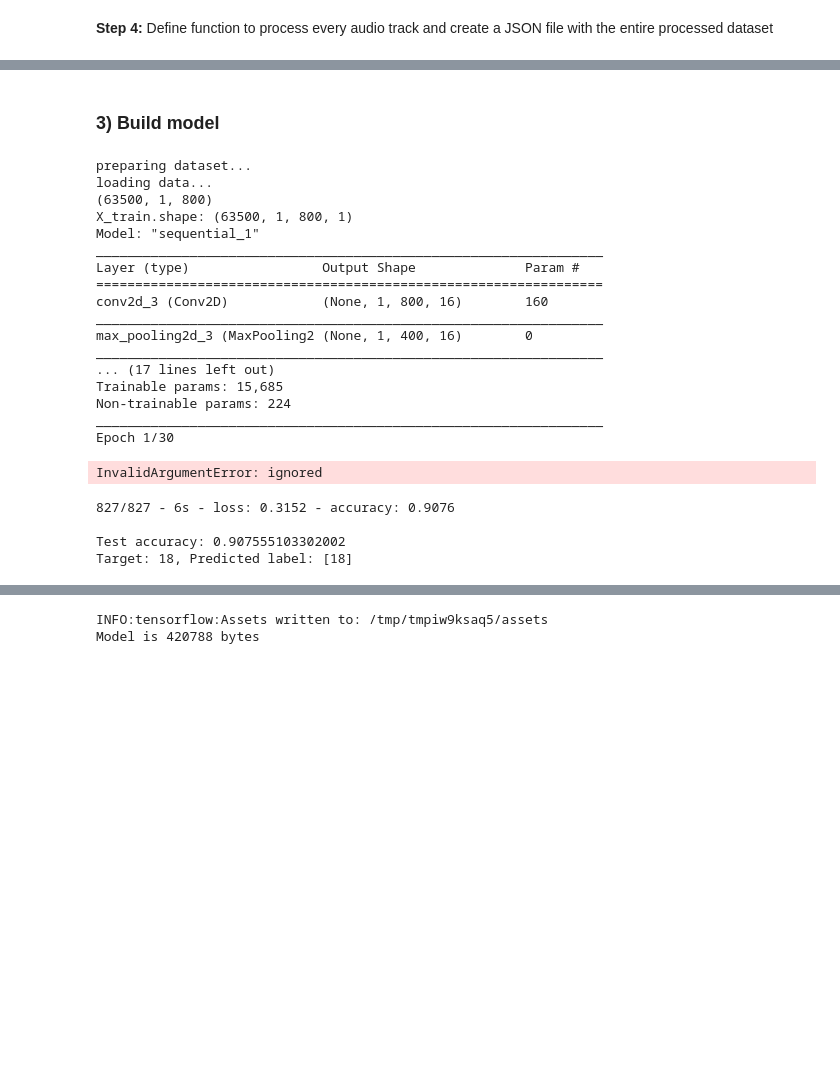
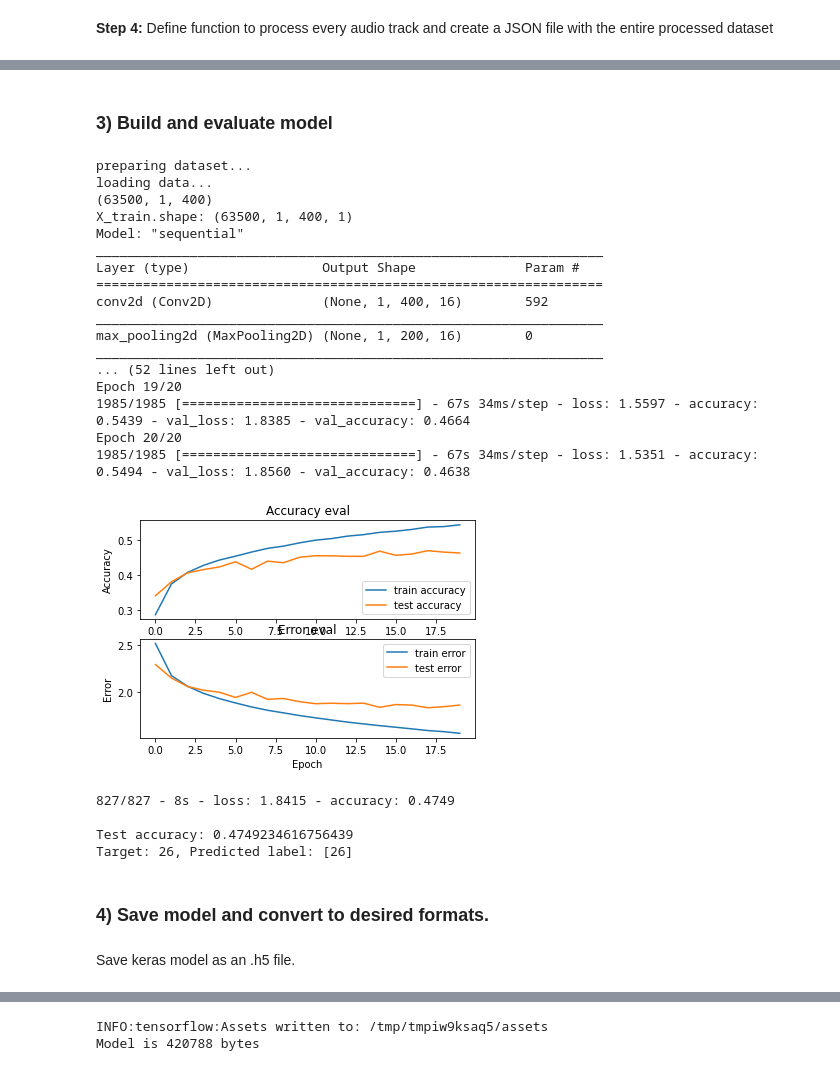
Before and after one commit to andreasfloros/Project-EMILY, a Jupyter notebook: audio_classifier_pipeline.ipynb, the cells around one changed output, grey strips where cells are left out. Drawn from its saved outputs; the diff is of its cells as text; code cells hidden in the pictures; blank space fills up the shorter version.

Commit message:
successfully trained first crap fft model

```diff
--- a/audio_classifier_pipeline.ipynb
+++ b/audio_classifier_pipeline.ipynb
@@ -212,6 +215,6 @@ Processing dog
 Processing up
 # %% [markdown]
-### 3) Build model
+### 3) Build and evaluate model
 # %%
 import json
 import numpy as np
@@ -306,7 +309,7 @@ def build_model(input_shape):
     model = keras.Sequential()
 
     # 1st conv layer
-    model.add(keras.layers.Conv2D(16, (3, 3), activation='relu', input_shape=input_shape, padding='same'))
+    model.add(keras.layers.Conv2D(16, (6, 6), activation='relu', input_shape=input_shape, padding='same'))
     model.add(keras.layers.MaxPooling2D((3, 3), strides=(2, 2), padding='same'))
     model.add(keras.layers.BatchNormalization())
 
@@ -315,14 +318,9 @@ def build_model(input_shape):
     model.add(keras.layers.MaxPooling2D((3, 3), strides=(2, 2), padding='same'))
     model.add(keras.layers.BatchNormalization())
 
-    # 3rd conv layer
-    model.add(keras.layers.Conv2D(64, (2, 2), activation='relu', padding='same'))
-    model.add(keras.layers.MaxPooling2D((2, 2), strides=(2, 2), padding='same'))
-    model.add(keras.layers.BatchNormalization())
-
-    # # flatten output and feed it into dense layer
+    # flatten output and feed it into dense layer
     # model.add(keras.layers.Flatten())
-    # model.add(keras.layers.Dense(45, activation='relu'))
+    # model.add(keras.layers.Dense(10, activation='relu'))
     # model.add(keras.layers.Dropout(0.3))
 
     # output layer
@@ -356,59 +354,63 @@ def predict(model, X, y):
 if __name__ == "__main__":
 
     # get train, validation, test splits
     X_train, X_validation, X_test, y_train, y_validation, y_test = prepare_datasets(0.25, 0.2)
 
     # create network
     print('X_train.shape: {}'.format(X_train.shape))
     input_shape = (X_train.shape[1], X_train.shape[2], 1)
     model = build_model(input_shape)
 
     # compile model
     optimiser = keras.optimizers.Adam(learning_rate=0.0001)
     model.compile(optimizer=optimiser,
                   loss='sparse_categorical_crossentropy',
                   metrics=['accuracy'])
 
     model.summary()
 
     # train model
-    history = model.fit(X_train, y_train, validation_data=(X_validation, y_validation), batch_size=32, epochs=30)
+    history = model.fit(X_train, y_train, validation_data=(X_validation, y_validation), batch_size=32, epochs=20)
 
     # plot accuracy/error for training and validation
     plot_history(history)
 # %% [output]
 preparing dataset...
 loading data...
-(63500, 1, 800)
-X_train.shape: (63500, 1, 800, 1)
-Model: "sequential_1"
+(63500, 1, 400)
+X_train.shape: (63500, 1, 400, 1)
+Model: "sequential"
 _________________________________________________________________
 Layer (type)                 Output Shape              Param #
 =================================================================
-conv2d_3 (Conv2D)            (None, 1, 800, 16)        160
+conv2d (Conv2D)              (None, 1, 400, 16)        592
 _________________________________________________________________
-max_pooling2d_3 (MaxPooling2 (None, 1, 400, 16)        0
+max_pooling2d (MaxPooling2D) (None, 1, 200, 16)        0
 _________________________________________________________________
-... (17 lines left out)
-Trainable params: 15,685
-Non-trainable params: 224
-_________________________________________________________________
-Epoch 1/30
+... (52 lines left out)
+Epoch 19/20
+1985/1985 [==============================] - 67s 34ms/step - loss: 1.5597 - accuracy: 0.5439 - val_loss: 1.8385 - val_accuracy: 0.4664
+Epoch 20/20
+1985/1985 [==============================] - 67s 34ms/step - loss: 1.5351 - accuracy: 0.5494 - val_loss: 1.8560 - val_accuracy: 0.4638
-InvalidArgumentError: ignored
+[figure, added]
+# %%
+test_loss, test_acc = model.evaluate(X_test, y_test, verbose=2)
+print('\nTest accuracy:', test_acc)
+
+# pick a sample to predict from the test set
+X_to_predict = X_test[100]
+y_to_predict = y_test[100]
+
+# predict sample
+predict(model, X_to_predict, y_to_predict)
+# %% [output]
+827/827 - 8s - loss: 1.8415 - accuracy: 0.4749
+
+Test accuracy: 0.4749234616756439
+Target: 26, Predicted label: [26]
+# %% [markdown]
+### 4) Save model and convert to desired formats.
+# %% [markdown]
+Save keras model as an .h5 file.
 # %%
 model.save("all_words_fft.h5")
-# %%
-test_loss, test_acc = model.evaluate(X_test, y_test, verbose=2)
-print('\nTest accuracy:', test_acc)
-
-# pick a sample to predict from the test set
-X_to_predict = X_test[100]
-y_to_predict = y_test[100]
-
-# predict sample
-predict(model, X_to_predict, y_to_predict)
-# %% [output]
-827/827 - 6s - loss: 0.3152 - accuracy: 0.9076
-
-Test accuracy: 0.907555103302002
-Target: 18, Predicted label: [18]
```
Also changed, not shown: parts of 14 cells of this notebook.
